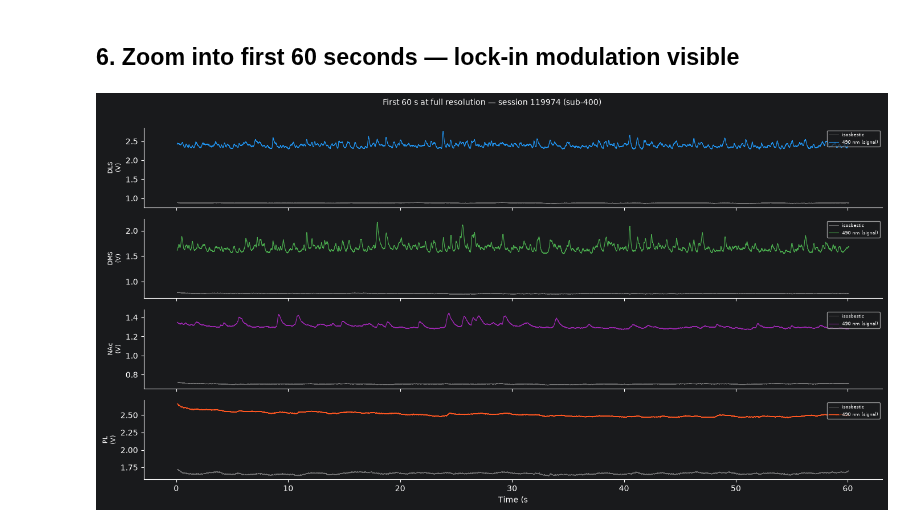
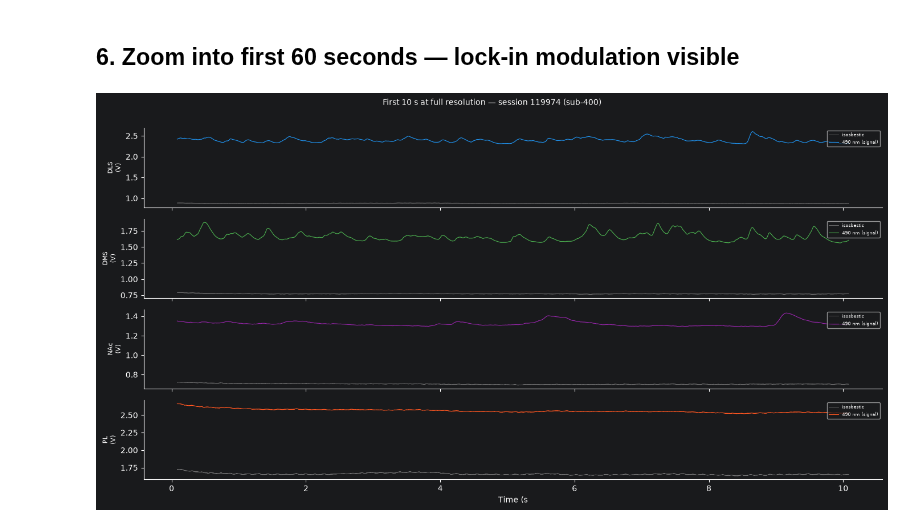
Before and after one commit to catalystneuro/hanks-lab-to-nwb, a Jupyter notebook: src/hanks_lab_to_nwb/tutorials/doric_fp_demo.ipynb, the cells around one changed output. Cells and saved outputs as stored; diff of their text form; code cells hidden in the pictures.

```diff
--- a/src/hanks_lab_to_nwb/tutorials/doric_fp_demo.ipynb
+++ b/src/hanks_lab_to_nwb/tutorials/doric_fp_demo.ipynb
@@ -263,35 +264,35 @@ if len(regions) == 1:
     axes = [axes]
 
 for ax, region in zip(axes, regions):
     color = SIGNAL_COLOR.get(region, "steelblue")
 
     sig_series = fp_series.get(f"FiberPhotometryResponseSeriesRawSignal{region}")
     iso_series = fp_series.get(f"FiberPhotometryResponseSeriesIsosbesticControl{region}")
 
     for series, label, lcolor, lw, alpha in [
         (iso_series, "isosbestic", "#999", 0.6, 0.7),
         (sig_series, "490 nm (signal)", color, 0.8, 1.0),
     ]:
         if series is None:
             continue
         ts = series_timestamps(series)
         t_start = ts[0]
-        mask = ts <= (t_start + 60)
+        mask = ts <= (t_start + 10)
         ax.plot(ts[mask], series.data[mask], color=lcolor, lw=lw, alpha=alpha,
                 label=label, rasterized=True)
 
     ax.set_ylabel(f"{region}\n(V)", fontsize=8)
     ax.legend(loc="upper right", fontsize=6, framealpha=0.7)
     ax.spines[["top", "right"]].set_visible(False)
 
 axes[-1].set_xlabel("Time (s")
 fig.suptitle(
-    f"First 60 s at full resolution — session {nwb.session_id} (sub-{nwb.subject.subject_id})",
+    f"First 10 s at full resolution — session {nwb.session_id} (sub-{nwb.subject.subject_id})",
     y=1.01, fontsize=10,
 )
 plt.tight_layout()
 plt.show()
 # %% [output]
-[figure, old version]
+[figure, new version]
 # %%
 io.close()
```
Also changed, not shown: parts of 3 cells of this notebook, 18 other files.
